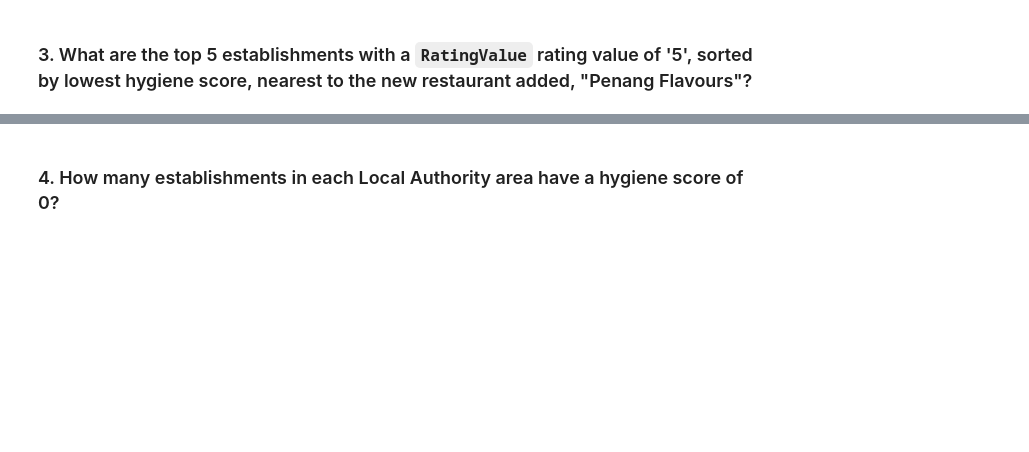
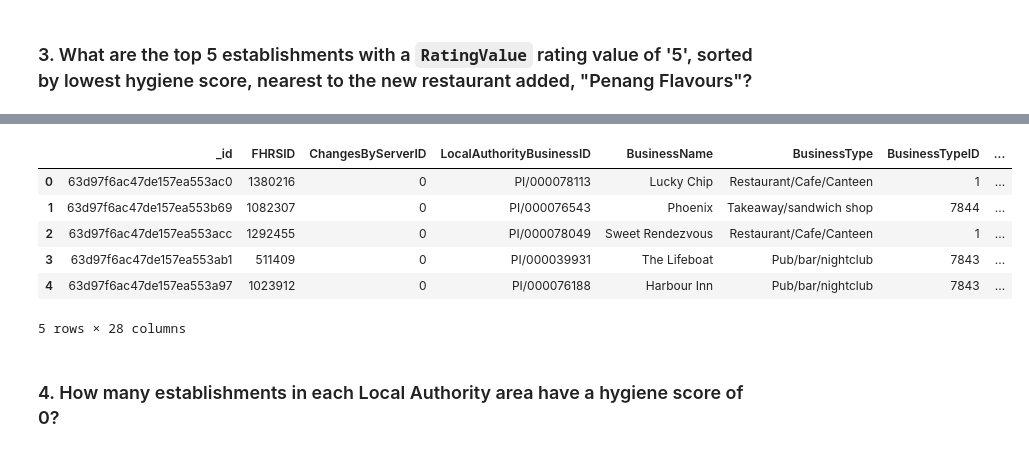
Before and after one commit to geonwoojeongg/nosql-challenge, a Jupyter notebook: NoSQL_analysis_starter.ipynb, the cells around one changed output, grey strips where cells are left out. Drawn from its saved outputs; the diff is of its cells as text; code cells hidden in the pictures; blank space fills up the shorter version.

```diff
--- a/NoSQL_analysis_starter.ipynb
+++ b/NoSQL_analysis_starter.ipynb
@@ -170,5 +188,21 @@ for result in results:
 # %%
 # Convert result to Pandas DataFrame
+query = {'RatingValue': {'$regex': '5'}}
+sort = [('scores.Hygiene', 1)]
+limit = 5
+
+results = establishments.find(query).sort(sort).limit(limit)
+
+top5_df = pd.DataFrame(list(results))
+top5_df
+# %% [output]
+|  | _id | FHRSID | ChangesByServerID | LocalAuthorityBusinessID | BusinessName | BusinessType | BusinessTypeID | ... |
+| 0 | 63d97f6ac47de157ea553ac0 | 1380216 | 0 | PI/000078113 | Lucky Chip | Restaurant/Cafe/Canteen | 1 | ... |
+| 1 | 63d97f6ac47de157ea553b69 | 1082307 | 0 | PI/000076543 | Phoenix | Takeaway/sandwich shop | 7844 | ... |
+| 2 | 63d97f6ac47de157ea553acc | 1292455 | 0 | PI/000078049 | Sweet Rendezvous | Restaurant/Cafe/Canteen | 1 | ... |
+| 3 | 63d97f6ac47de157ea553ab1 | 511409 | 0 | PI/000039931 | The Lifeboat | Pub/bar/nightclub | 7843 | ... |
+| 4 | 63d97f6ac47de157ea553a97 | 1023912 | 0 | PI/000076188 | Harbour Inn | Pub/bar/nightclub | 7843 | ... |
+5 rows × 28 columns
 # %% [markdown]
 ### 4. How many establishments in each Local Authority area have a hygiene score of 0?
 # %%
```
Also changed, not shown: parts of 13 cells of this notebook, 1 other file.
